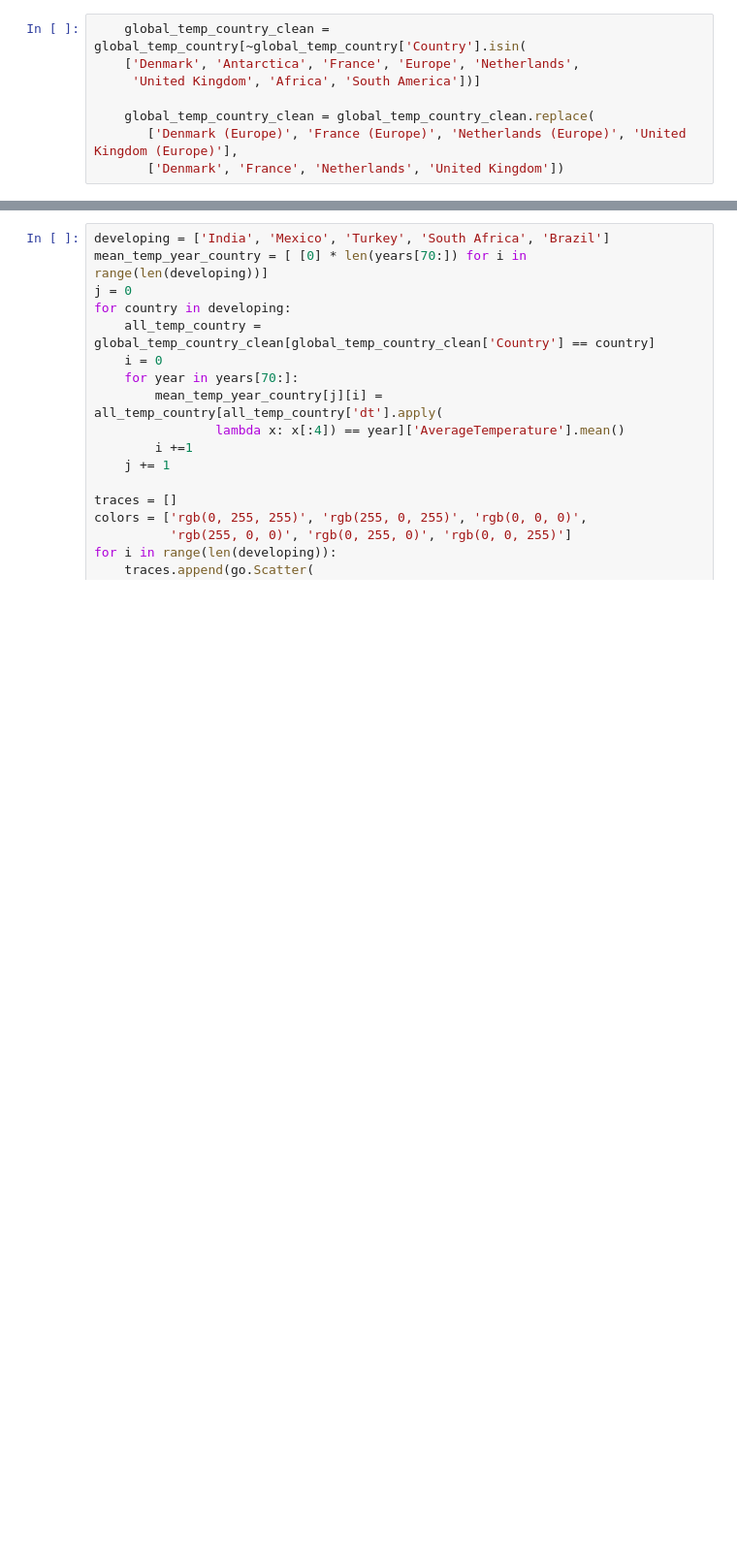
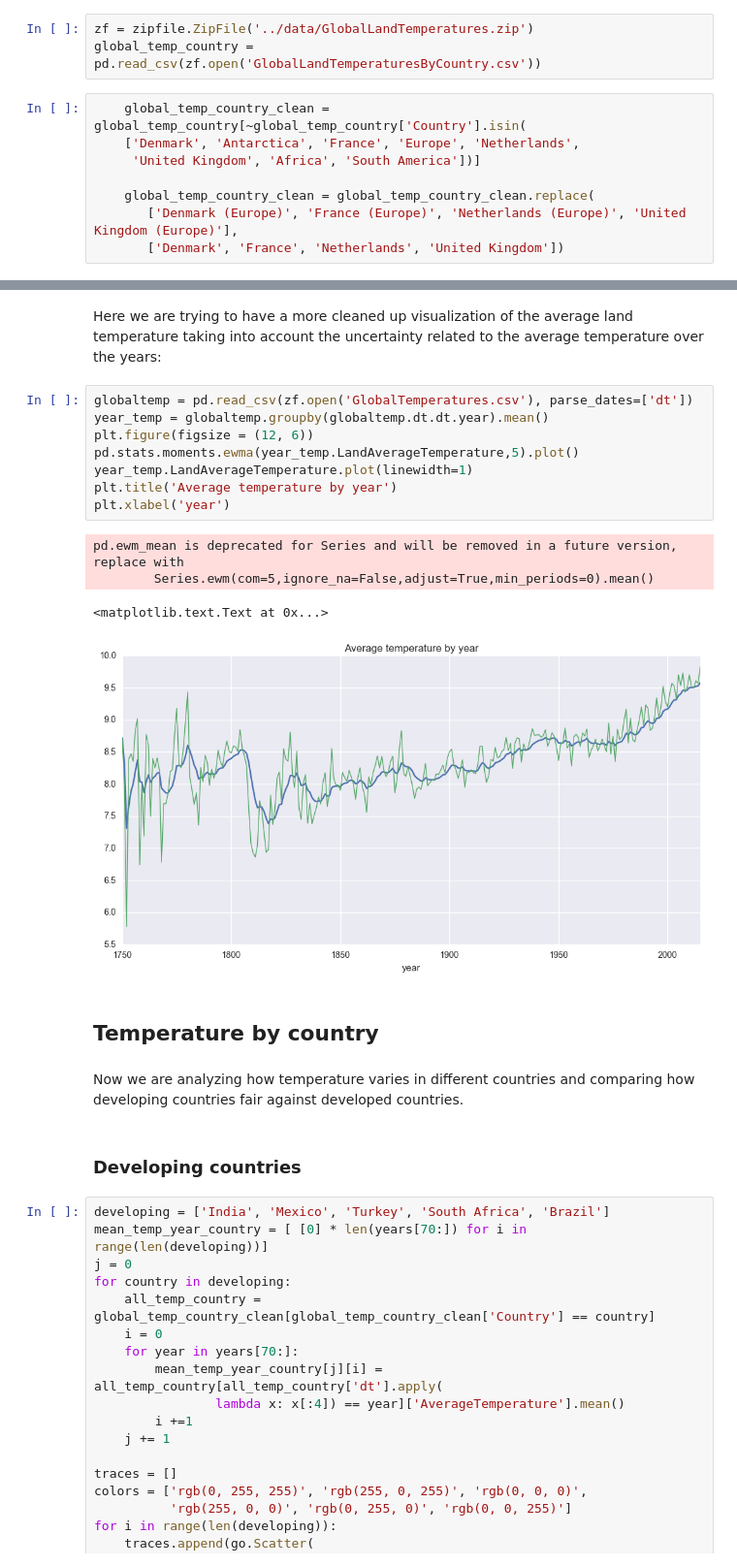
Before and after one commit to abhisheksugam/Climate_Police, a Jupyter notebook: Climate_Police/examples/Temperature_demo.ipynb, the cells around one changed output, grey strips where cells are left out. Shown at 97% size. Saved outputs shown, nothing was run; the diff lists cells and outputs as text; blank space fills up the shorter version.

```diff
--- a/Climate_Police/examples/Temperature_demo.ipynb
+++ b/Climate_Police/examples/Temperature_demo.ipynb
@@ -41,3 +30,6 @@ global_temp_country=pd.read_csv('GlobalLandTemperaturesByCountry.csv')
+# %%
+zf = zipfile.ZipFile('../data/GlobalLandTemperatures.zip')
+global_temp_country = pd.read_csv(zf.open('GlobalLandTemperaturesByCountry.csv'))
 # %%
     global_temp_country_clean = global_temp_country[~global_temp_country['Country'].isin(
     ['Denmark', 'Antarctica', 'France', 'Europe', 'Netherlands',
@@ -188,6 +194,27 @@ fig = go.Figure(data=data, layout=layout)
 py.iplot(fig)
 # %% [output]
 [interactive output not drawn]
+# %% [markdown]
+Here we are trying to have a more cleaned up visualization of the average land temperature taking into account the uncertainty related to the average temperature over the years:
+# %%
+globaltemp = pd.read_csv(zf.open('GlobalTemperatures.csv'), parse_dates=['dt'])
+year_temp = globaltemp.groupby(globaltemp.dt.dt.year).mean()
+plt.figure(figsize = (12, 6))
+pd.stats.moments.ewma(year_temp.LandAverageTemperature,5).plot()
+year_temp.LandAverageTemperature.plot(linewidth=1)
+plt.title('Average temperature by year')
+plt.xlabel('year')
+# %% [output]
+pd.ewm_mean is deprecated for Series and will be removed in a future version, replace with
+        Series.ewm(com=5,ignore_na=False,adjust=True,min_periods=0).mean()
+<matplotlib.text.Text at 0x...>
+[figure, added]
+# %% [markdown]
+## Temperature by country
+# %% [markdown]
+Now we are analyzing how temperature varies in different countries and comparing how developing countries fair against developed countries.
+# %% [markdown]
+### Developing countries
 # %%
 developing = ['India', 'Mexico', 'Turkey', 'South Africa', 'Brazil']
 mean_temp_year_country = [ [0] * len(years[70:]) for i in range(len(developing))]
```
Also changed, not shown: parts of 34 cells of this notebook, 2 other files.
